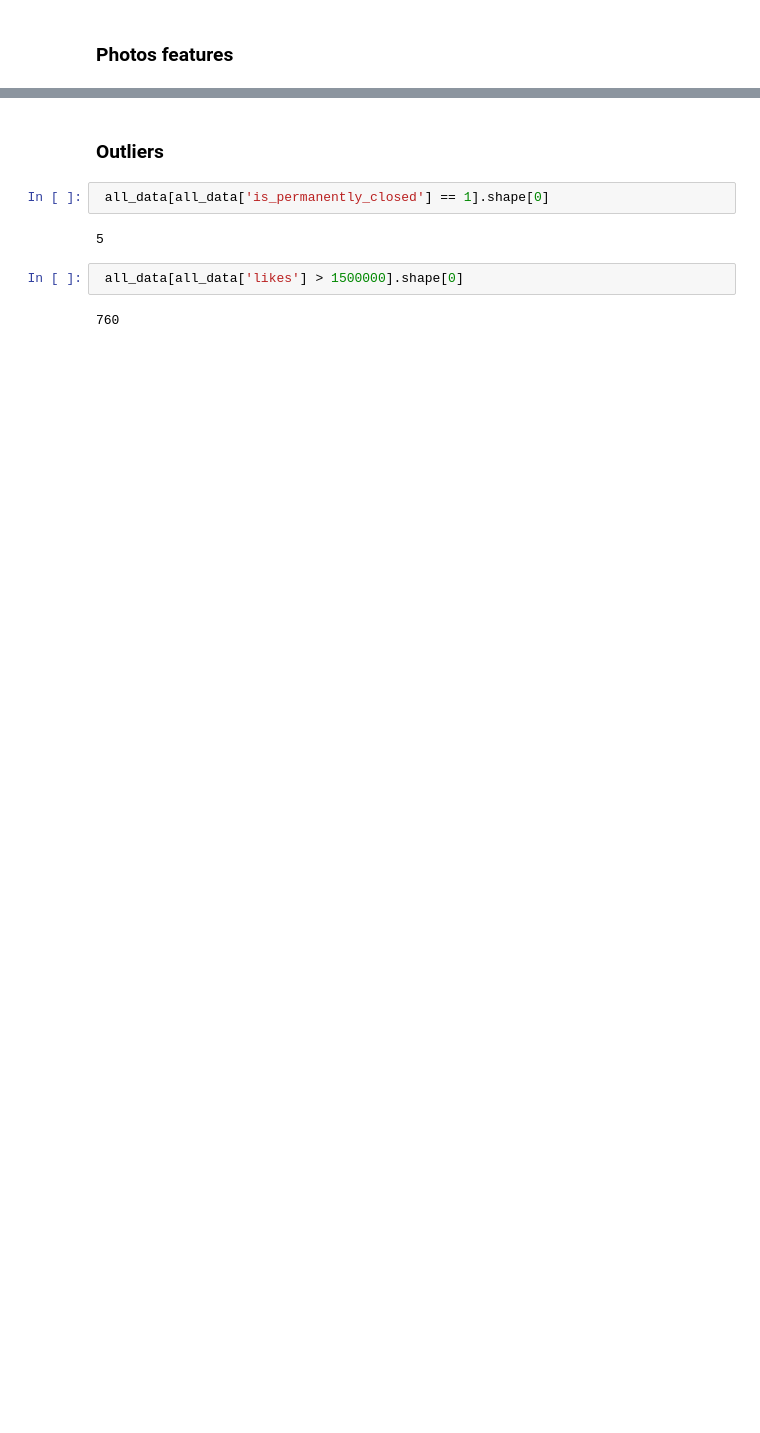
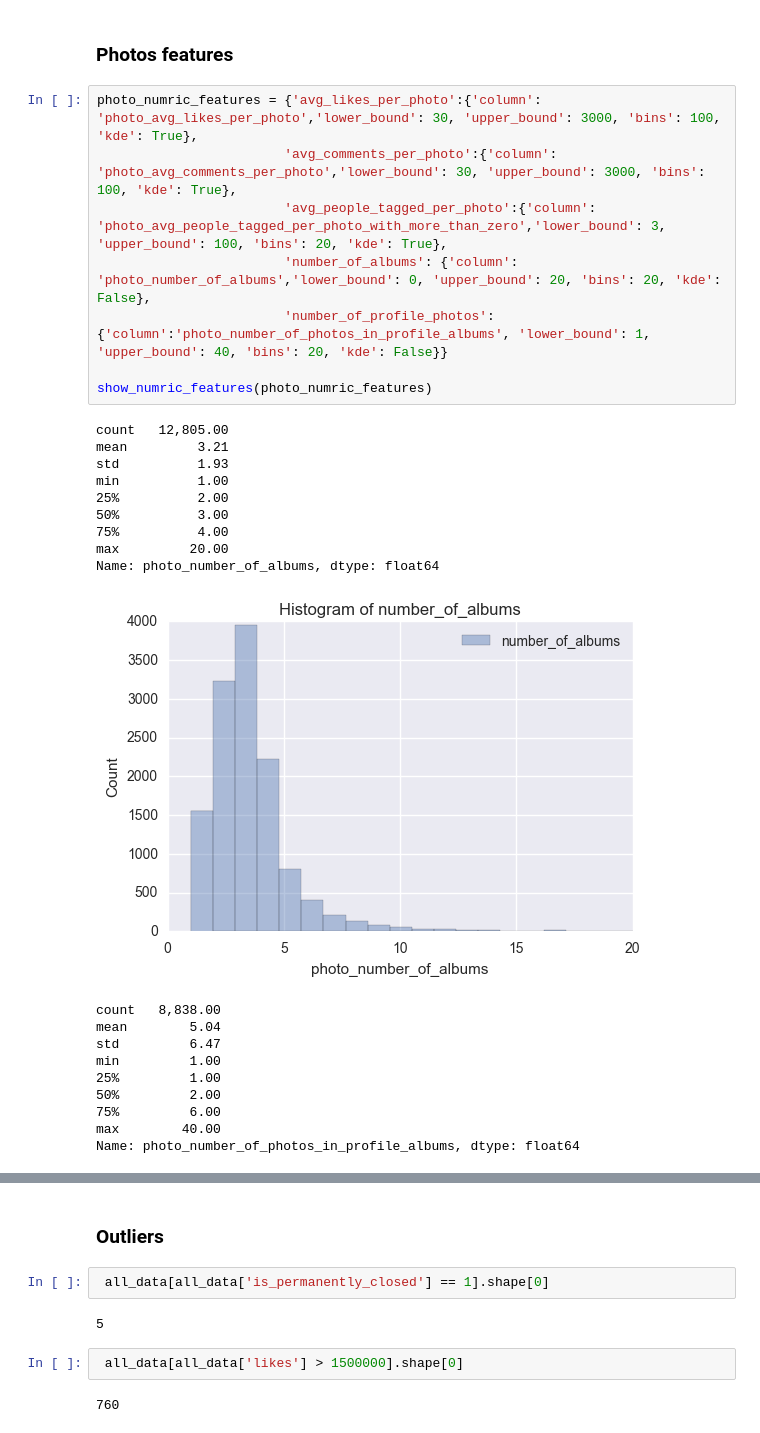
Before and after one commit to liadwg/data_mining_workshop, a Jupyter notebook: like_prediction_workshop_salame.ipynb, the cells around one changed output, grey strips where cells are left out. Drawn from its saved outputs; the diff is of its cells as text; blank space fills up the shorter version.

```diff
--- a/like_prediction_workshop_salame.ipynb
+++ b/like_prediction_workshop_salame.ipynb
@@ -523,2 +524,30 @@ sns.plt.show()
 # %% [markdown]
 ### Photos features
+# %%
+photo_numric_features = {'avg_likes_per_photo':{'column': 'photo_avg_likes_per_photo','lower_bound': 30, 'upper_bound': 3000, 'bins': 100, 'kde': True},
+                        'avg_comments_per_photo':{'column': 'photo_avg_comments_per_photo','lower_bound': 30, 'upper_bound': 3000, 'bins': 100, 'kde': True},
+                        'avg_people_tagged_per_photo':{'column': 'photo_avg_people_tagged_per_photo_with_more_than_zero','lower_bound': 3, 'upper_bound': 100, 'bins': 20, 'kde': True},
+                        'number_of_albums': {'column': 'photo_number_of_albums','lower_bound': 0, 'upper_bound': 20, 'bins': 20, 'kde': False},
+                        'number_of_profile_photos': {'column':'photo_number_of_photos_in_profile_albums', 'lower_bound': 1, 'upper_bound': 40, 'bins': 20, 'kde': False}}
+
+show_numric_features(photo_numric_features)
+# %% [output]
+count   12,805.00
+mean         3.21
+std          1.93
+min          1.00
+25%          2.00
+50%          3.00
+75%          4.00
+max         20.00
+Name: photo_number_of_albums, dtype: float64
+[figure, added]
+count   8,838.00
+mean        5.04
+std         6.47
+min         1.00
+25%         1.00
+50%         2.00
+75%         6.00
+max        40.00
+Name: photo_number_of_photos_in_profile_albums, dtype: float64
```
Also changed, not shown: parts of 13 cells of this notebook, 1 other file.
